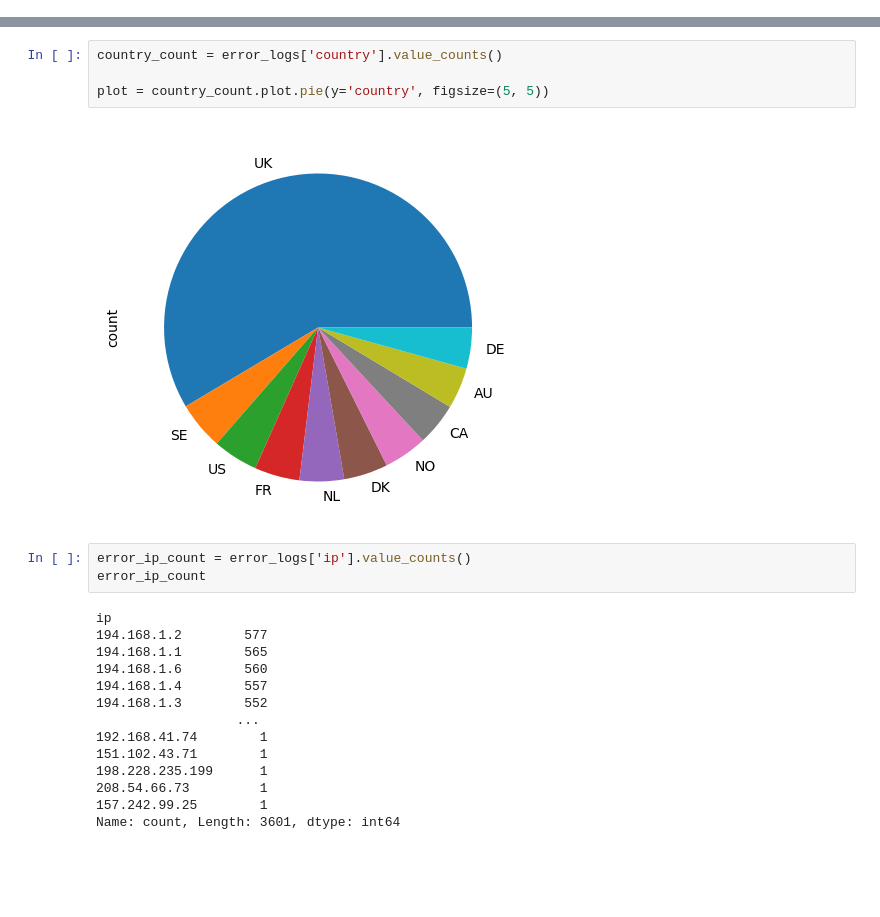
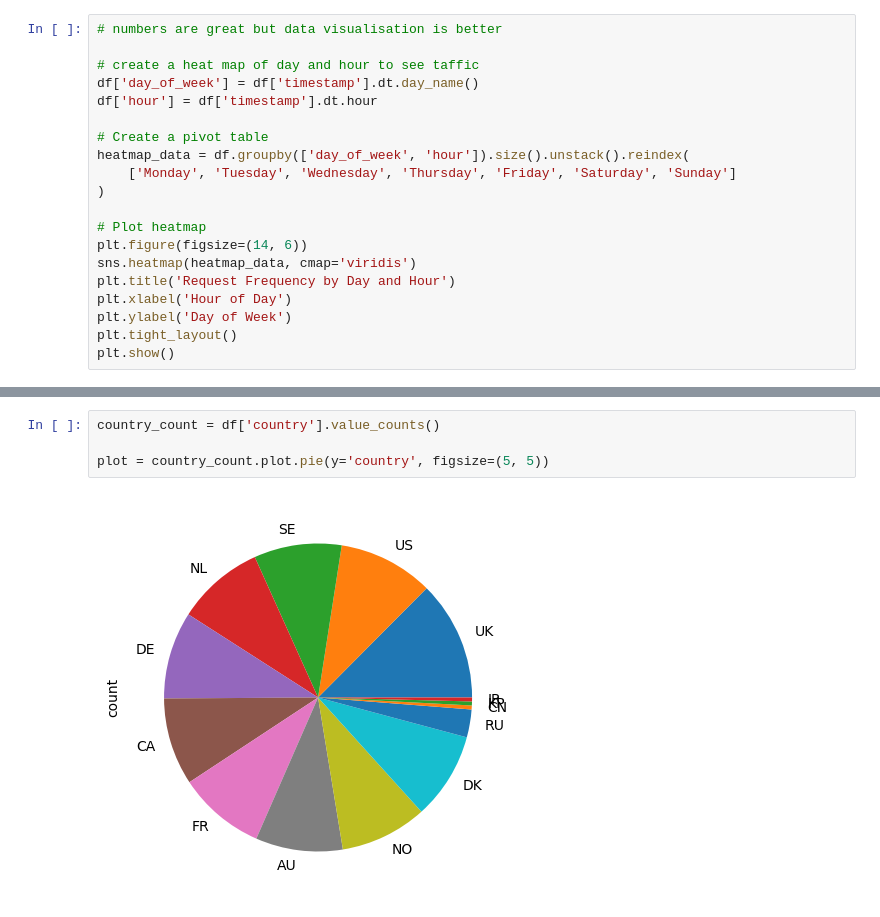
Before and after one commit to HarryFoster1812/ieuk-task-2025, a Jupyter notebook: Data Analysis.ipynb, the cells around one changed output, grey strips where cells are left out. Saved outputs shown, nothing was run; the diff lists cells and outputs as text; blank space fills up the shorter version.

```diff
--- a/Data Analysis.ipynb
+++ b/Data Analysis.ipynb
@@ -78,0 +219,20 @@ print(error_logs.head())
+# %%
+# numbers are great but data visualisation is better
+
+# create a heat map of day and hour to see taffic
+df['day_of_week'] = df['timestamp'].dt.day_name()
+df['hour'] = df['timestamp'].dt.hour
+
+# Create a pivot table
+heatmap_data = df.groupby(['day_of_week', 'hour']).size().unstack().reindex(
+    ['Monday', 'Tuesday', 'Wednesday', 'Thursday', 'Friday', 'Saturday', 'Sunday']
+)
+
+# Plot heatmap
+plt.figure(figsize=(14, 6))
+sns.heatmap(heatmap_data, cmap='viridis')
+plt.title('Request Frequency by Day and Hour')
+plt.xlabel('Hour of Day')
+plt.ylabel('Day of Week')
+plt.tight_layout()
+plt.show()
@@ -79,23 +257,6 @@ print(error_logs.head())
 # %%
-country_count = error_logs['country'].value_counts()
+country_count = df['country'].value_counts()
 
 plot = country_count.plot.pie(y='country', figsize=(5, 5))
 # %% [output]
-[figure, old version]
+[figure, new version]
-# %%
-error_ip_count = error_logs['ip'].value_counts()
-error_ip_count
-# %% [output]
-ip
-194.168.1.2        577
-194.168.1.1        565
-194.168.1.6        560
-194.168.1.4        557
-194.168.1.3        552
-                  ...
-192.168.41.74        1
-151.102.43.71        1
-198.228.235.199      1
-208.54.66.73         1
-157.242.99.25        1
-Name: count, Length: 3601, dtype: int64
```
Also changed, not shown: parts of 17 cells of this notebook, 8 other files.
